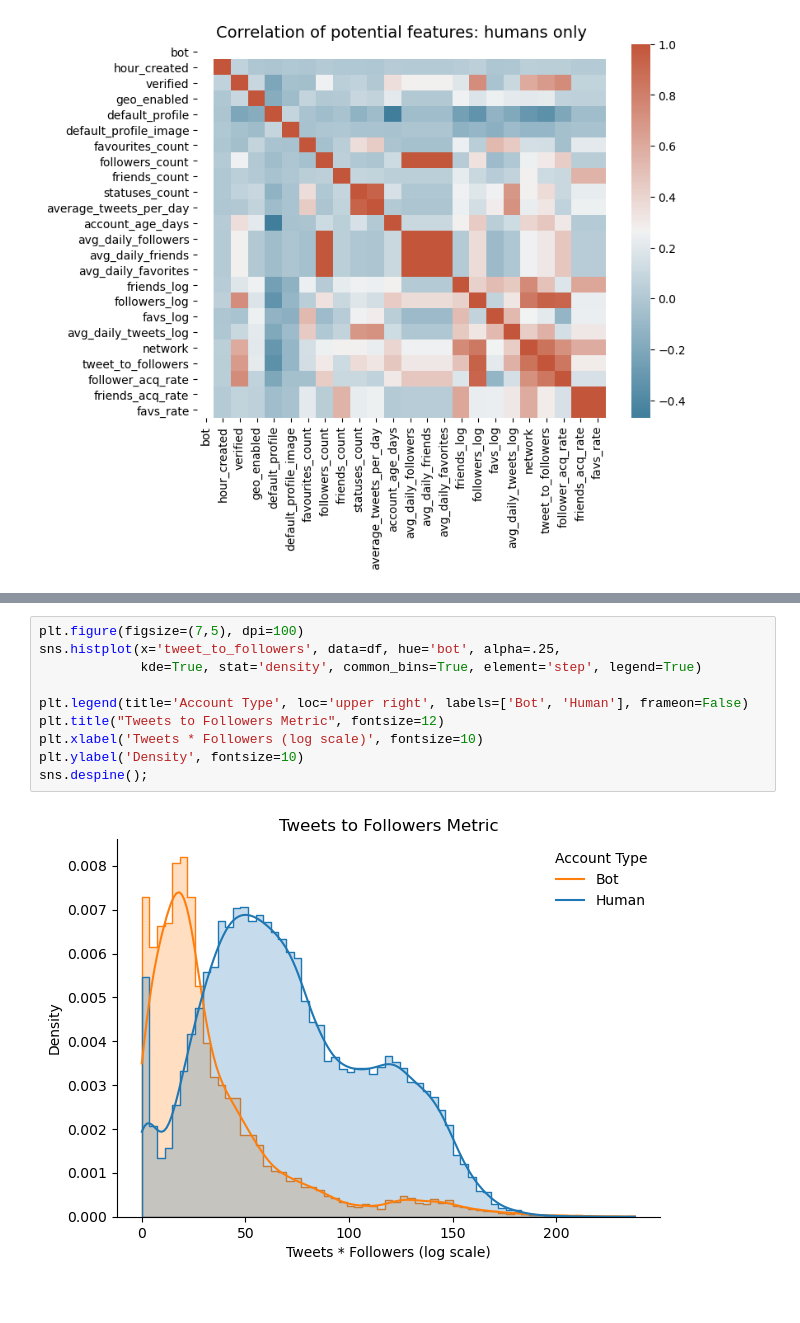
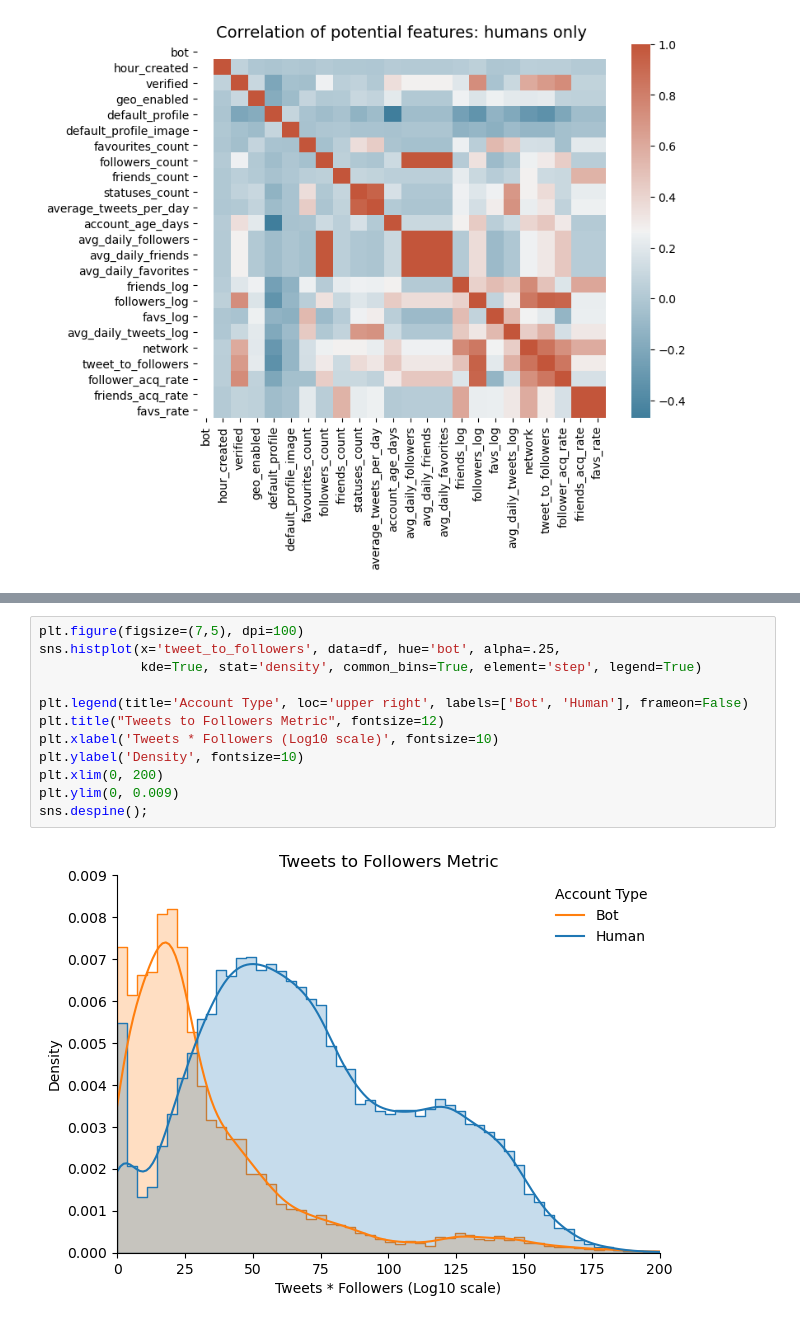
Before and after one commit to scrapfishies/twitter-bot-detection, a Jupyter notebook: eda.ipynb, the cells around one changed output, grey strips where cells are left out. Drawn from its saved outputs; the diff is of its cells as text.

```diff
--- a/eda.ipynb
+++ b/eda.ipynb
@@ -342,12 +369,14 @@ humans = df[df.bot == 0]
 # %%
 plt.figure(figsize=(7,5), dpi=100)
 sns.histplot(x='tweet_to_followers', data=df, hue='bot', alpha=.25,
              kde=True, stat='density', common_bins=True, element='step', legend=True)
 
 plt.legend(title='Account Type', loc='upper right', labels=['Bot', 'Human'], frameon=False)
 plt.title("Tweets to Followers Metric", fontsize=12)
-plt.xlabel('Tweets * Followers (log scale)', fontsize=10)
+plt.xlabel('Tweets * Followers (Log10 scale)', fontsize=10)
 plt.ylabel('Density', fontsize=10)
+plt.xlim(0, 200)
+plt.ylim(0, 0.009)
 sns.despine();
 # %% [output]
-[figure, old version]
+[figure, new version]
```
Also changed, not shown: parts of 57 cells of this notebook.
